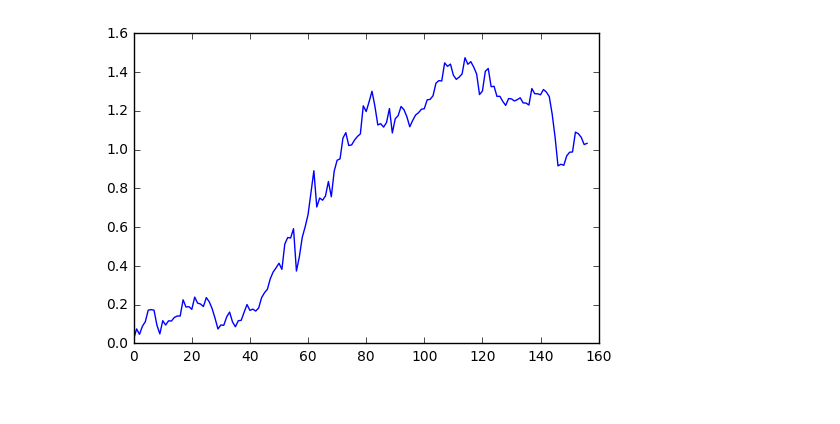
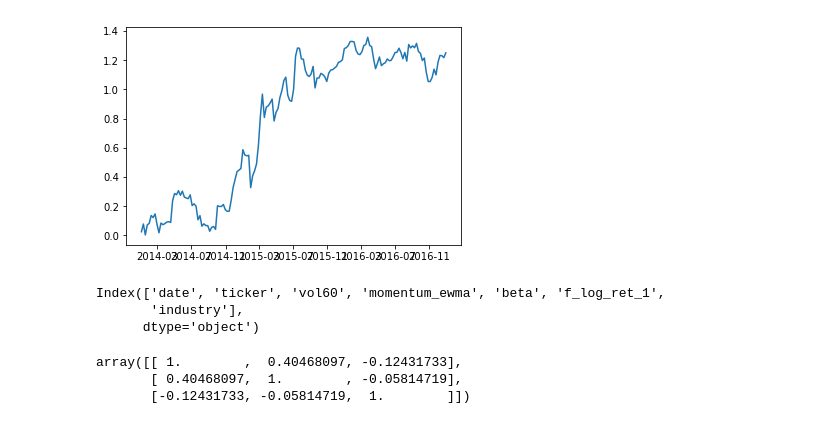
Before and after one commit to BaruchMFE2016/BaruchMFEInvestment, a Jupyter notebook: bt_new.ipynb, the cells around one changed output. Cells and saved outputs as stored; diff of their text form; code cells hidden in the pictures.

```diff
--- a/bt_new.ipynb
+++ b/bt_new.ipynb
@@ -60,8 +75,9 @@ Winsorize with +/- 3 std
 Done
 # %%
 %%time
-start_date = datetime(2014, 1, 1)
-end_date = datetime(2016, 12, 31)
+start_date = np.datetime64('2014-01-01')
+end_date = np.datetime64('2016-12-31')
+
 factor_names = list(factors.keys())
 spcalc = RegressionPtflSpcalc(all_factor_names=factor_names, smoothing='simple')
 bt = BackTest(univ=univ, factor_exp_mat=factor_exp_mat, daterange=[start_date, end_date], sp_calc=spcalc, rebal=1)
@@ -90,6 +103,8 @@ Max_Drawdown :   0.558113638813
 Drawdown_Length :        0
-# %%
-plt.plot(np.cumsum(pnl_lst['pnl']))
-plt.show()
-# %% [output]
-[figure, removed]
+# %%
+dlst = sorted(univ.keys())
+dlst = [d for d in dlst if d >= start_date and d <= end_date]
+plt.plot(dlst, np.cumsum(pnl_lst['pnl']))
+plt.show()
+# %% [output]
+[figure, added]
@@ -96,3 +115,16 @@ plt.show()
+# %%
+fet.columns
+# %% [output]
+Index(['date', 'ticker', 'vol60', 'momentum_ewma', 'beta', 'f_log_ret_1',
+       'industry'],
+      dtype='object')
+# %%
+ix = fet['date'] >= start_date
+np.corrcoef(fet.loc[ix, ['vol60', 'beta', 'momentum_ewma']], rowvar=0)
+# %% [output]
+array([[ 1.        ,  0.40468097, -0.12431733],
+       [ 0.40468097,  1.        , -0.05814719],
+       [-0.12431733, -0.05814719,  1.        ]])
 # %%
 tstamp = str(datetime.now())
 bt.pnl_lst.to_csv('output/pnl_final_pre_%s.csv' % tstamp)
```
Also changed, not shown: parts of 7 cells of this notebook, 18 other files.
